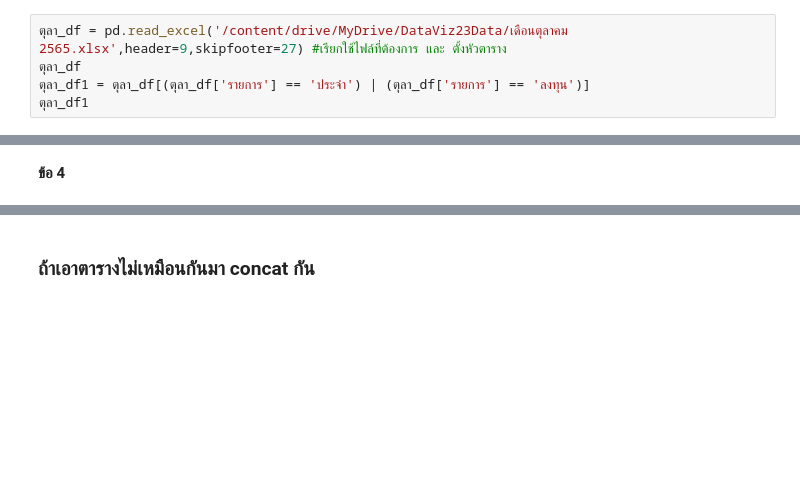
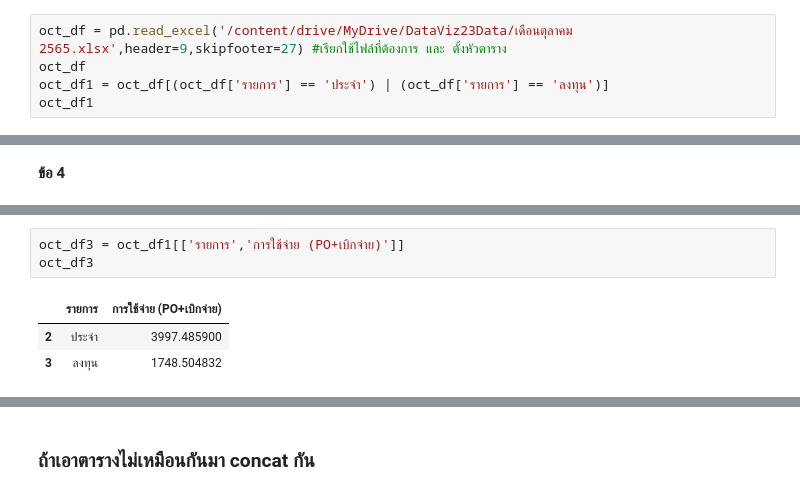
Before and after one commit to Nook30/python_dataviz2023, a Jupyter notebook: Pandas102.ipynb, the cells around one changed output, grey strips where cells are left out. Drawn from its saved outputs; the diff is of its cells as text; blank space fills up the shorter version.

```diff
--- a/Pandas102.ipynb
+++ b/Pandas102.ipynb
@@ -161,10 +159,10 @@ sep_oct_df
 | 3 | ลงทุน | 9.605258e+09 | 2.683430e+08 | 1.119320e+09 | 8.201965e+09 | 85.390363 | 75.0 | 10.390363 | ... |
 2 rows × 24 columns
 # %%
-ตุลา_df = pd.read_excel('/content/drive/MyDrive/DataViz23Data/เดือนตุลาคม 2565.xlsx',header=9,skipfooter=27) #เรียกใช้ไฟล์ที่ต้องการ และ ตั้งหัวตาราง
-ตุลา_df
-ตุลา_df1 = ตุลา_df[(ตุลา_df['รายการ'] == 'ประจำ') | (ตุลา_df['รายการ'] == 'ลงทุน')]
-ตุลา_df1
+oct_df = pd.read_excel('/content/drive/MyDrive/DataViz23Data/เดือนตุลาคม 2565.xlsx',header=9,skipfooter=27) #เรียกใช้ไฟล์ที่ต้องการ และ ตั้งหัวตาราง
+oct_df
+oct_df1 = oct_df[(oct_df['รายการ'] == 'ประจำ') | (oct_df['รายการ'] == 'ลงทุน')]
+oct_df1
 # %% [output]
 |  | รายการ | งบประมาณ | สำรองเงินมีหนี้ | PO | เบิกจ่าย | ร้อยละ\nเบิกจ่าย | เป้า\nหมาย Q1 | */- เป้าหมาย | ... |
 | 2 | ประจำ | 6822.811789 | NaN | 12.706842 | 3984.779058 | 58.403766 | 35.0 | 23.403766 | ... |
@@ -303,0 +333,7 @@ False
+# %%
+oct_df3 = oct_df1[['รายการ','การใช้จ่าย (PO+เบิกจ่าย)']]
+oct_df3
+# %% [output]
+|  | รายการ | การใช้จ่าย (PO+เบิกจ่าย) |
+| 2 | ประจำ | 3997.485900 |
+| 3 | ลงทุน | 1748.504832 |
```
Also changed, not shown: parts of 37 cells of this notebook.
